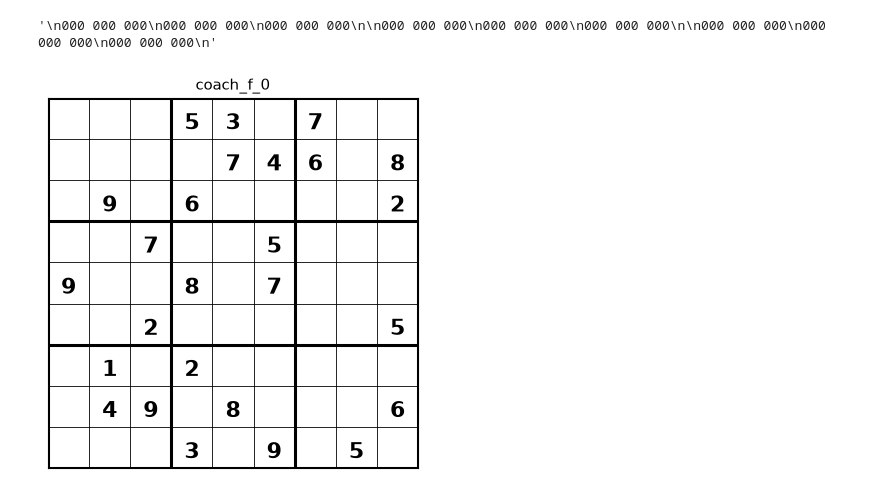
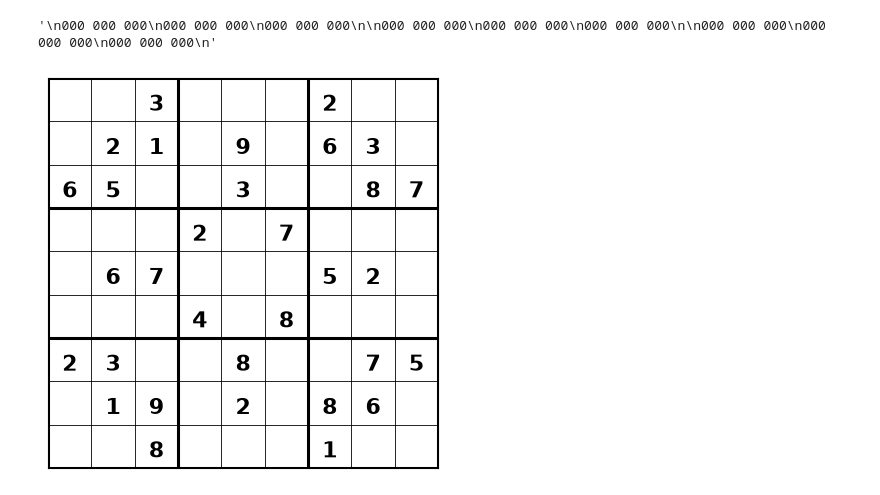
Before and after one commit to GiacomoAru/sudoku_ranker, a Jupyter notebook: save_sudoku.ipynb, the cells around one changed output. Saved outputs shown, nothing was run; the diff lists cells and outputs as text; code cells hidden in the pictures.

```diff
--- a/save_sudoku.ipynb
+++ b/save_sudoku.ipynb
@@ -28,16 +25,19 @@ i = 0
 '\n000 000 000\n000 000 000\n000 000 000\n\n000 000 000\n000 000 000\n000 000 000\n\n000 000 000\n000 000 000\n000 000 000\n'
 # %%
 puzzle = """
-009000000260010000030002010000089040090100007000430005400900006007000000010000420
+003000200021090630650030087000207000067000520000408000230080075019020860008000100
 """
-puzzle = sa.parse_sudoku(puzzle)
-puzzle_name = f'coach_hell_0'
-i+= 1
+puzzle = sa.normalise_sudoku_grid(puzzle)
+saved_info = sa.save_with_standard_nomenclature(
+    puzzle,
+    provenience="coach",
+    tag="campain",
+    difficulty="e",
+)
 # %%
 sv.draw_grid(
     puzzle,
-    title=puzzle_name,
 )
 plt.show()
 # %% [output]
-[figure, old version]
+[figure, new version]
```
Also changed, not shown: parts of 2 cells of this notebook, 11 other files.
